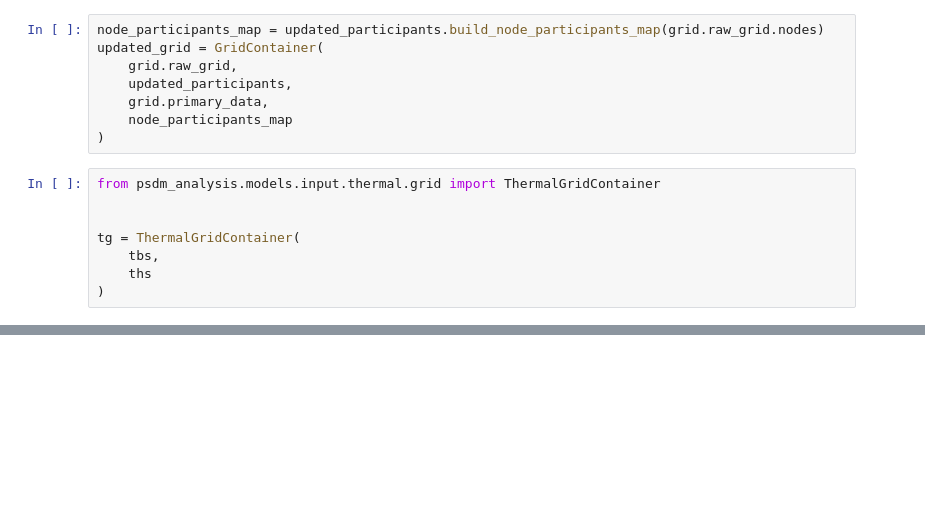
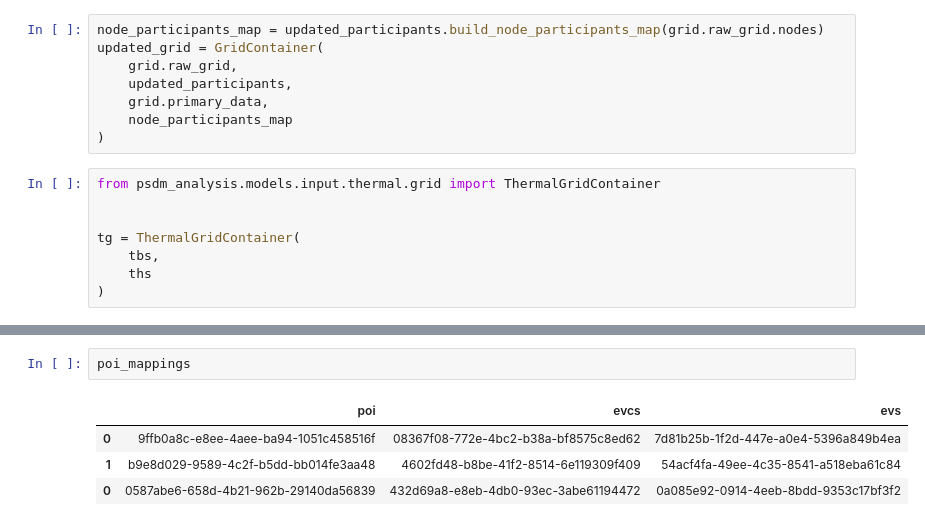
Before and after one commit to ie3-institute/pypsdm, a Jupyter notebook: nbs/create_grid.ipynb, the cells around one changed output, grey strips where cells are left out. Drawn from its saved outputs; the diff is of its cells as text; blank space fills up the shorter version.

```diff
--- a/nbs/create_grid.ipynb
+++ b/nbs/create_grid.ipynb
@@ -205,0 +324,7 @@ tg.to_csv("./grid")
+# %%
+poi_mappings
+# %% [output]
+|  | poi | evcs | evs |
+| 0 | 9ffb0a8c-e8ee-4aee-ba94-1051c458516f | 08367f08-772e-4bc2-b38a-bf8575c8ed62 | 7d81b25b-1f2d-447e-a0e4-5396a849b4ea |
+| 1 | b9e8d029-9589-4c2f-b5dd-bb014fe3aa48 | 4602fd48-b8be-41f2-8514-6e119309f409 | 54acf4fa-49ee-4c35-8541-a518eba61c84 |
+| 0 | 0587abe6-658d-4b21-962b-29140da56839 | 432d69a8-e8eb-4db0-93ec-3abe61194472 | 0a085e92-0914-4eeb-8bdd-9353c17bf3f2 |
```
Also changed, not shown: parts of 11 cells of this notebook, 1 other file.
